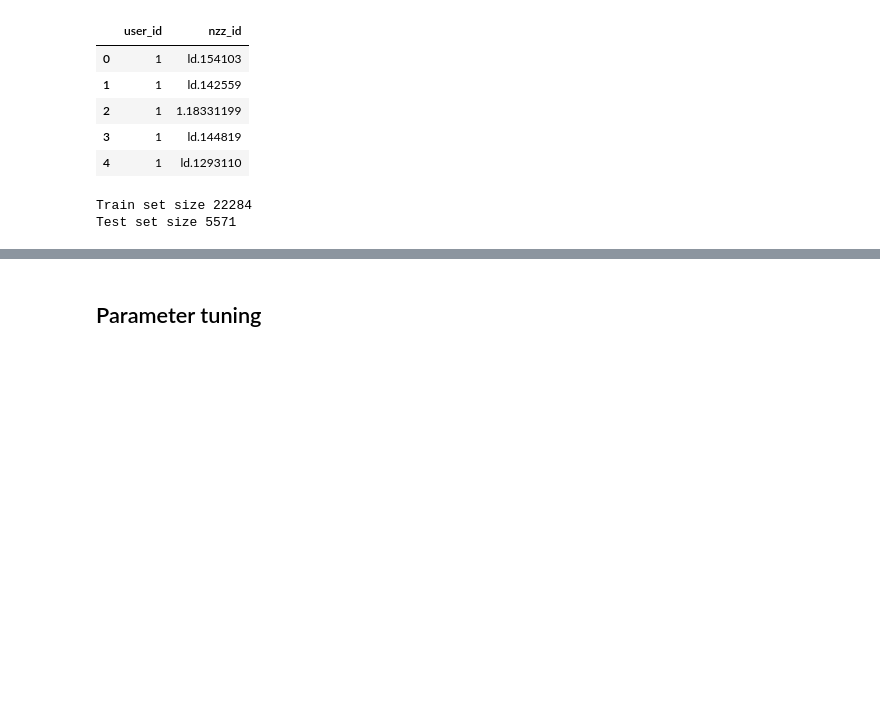
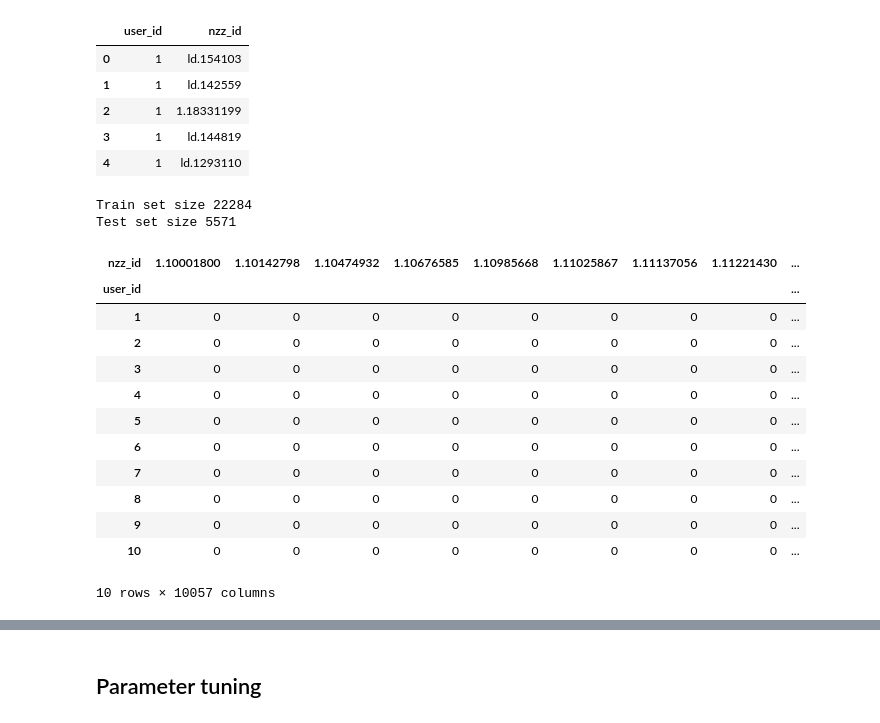
Before and after one commit to amakarewicz/RecommenderSystem, a Jupyter notebook: Kamil/notebooks/collaborative_filtering_model.ipynb, the cells around one changed output, grey strips where cells are left out. Cells and saved outputs as stored; diff of their text form; code cells hidden in the pictures; blank space fills up the shorter version.

```diff
--- a/Kamil/notebooks/collaborative_filtering_model.ipynb
+++ b/Kamil/notebooks/collaborative_filtering_model.ipynb
@@ -36,3 +36,20 @@ print(f"Test set size {len(readers_test)}")
 # %% [output]
 Train set size 22284
 Test set size 5571
+# %%
+reader_article_matrix_df = pd.crosstab(readers_train["user_id"], readers_train["nzz_id"]).fillna(0)
+reader_article_matrix_df.head(10)
+# %% [output]
+| nzz_id | 1.10001800 | 1.10142798 | 1.10474932 | 1.10676585 | 1.10985668 | 1.11025867 | 1.11137056 | 1.11221430 | ... |
+| user_id |  |  |  |  |  |  |  |  | ... |
+| 1 | 0 | 0 | 0 | 0 | 0 | 0 | 0 | 0 | ... |
+| 2 | 0 | 0 | 0 | 0 | 0 | 0 | 0 | 0 | ... |
+| 3 | 0 | 0 | 0 | 0 | 0 | 0 | 0 | 0 | ... |
+| 4 | 0 | 0 | 0 | 0 | 0 | 0 | 0 | 0 | ... |
+| 5 | 0 | 0 | 0 | 0 | 0 | 0 | 0 | 0 | ... |
+| 6 | 0 | 0 | 0 | 0 | 0 | 0 | 0 | 0 | ... |
+| 7 | 0 | 0 | 0 | 0 | 0 | 0 | 0 | 0 | ... |
+| 8 | 0 | 0 | 0 | 0 | 0 | 0 | 0 | 0 | ... |
+| 9 | 0 | 0 | 0 | 0 | 0 | 0 | 0 | 0 | ... |
+| 10 | 0 | 0 | 0 | 0 | 0 | 0 | 0 | 0 | ... |
+10 rows × 10057 columns
```
Also changed, not shown: parts of 17 cells of this notebook, 1 other file.
